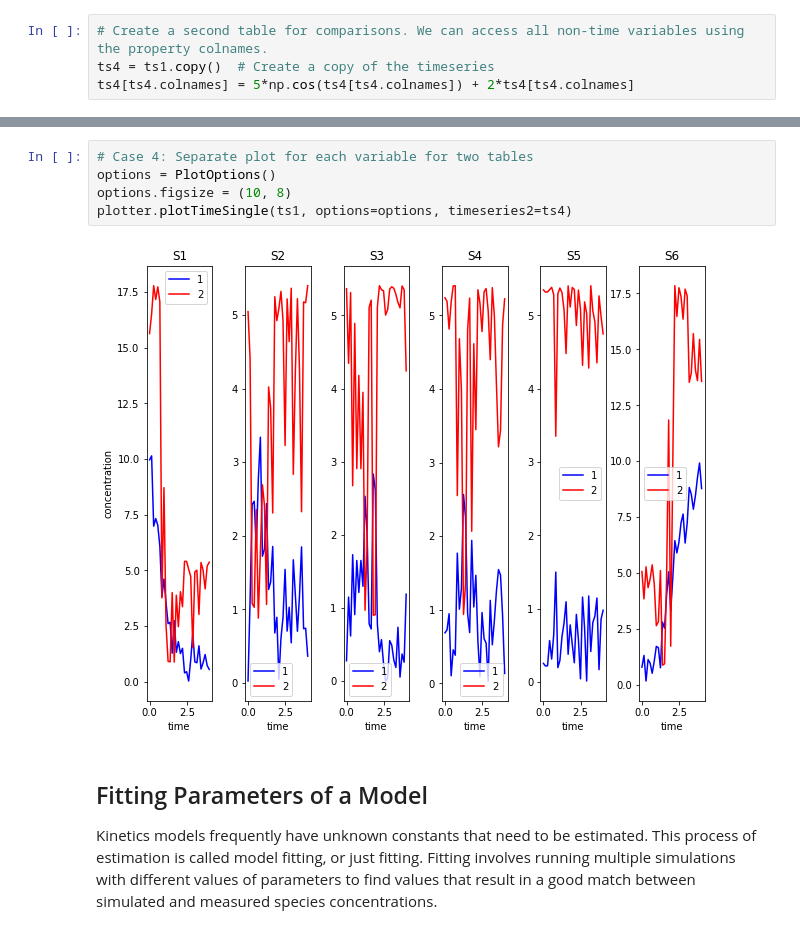
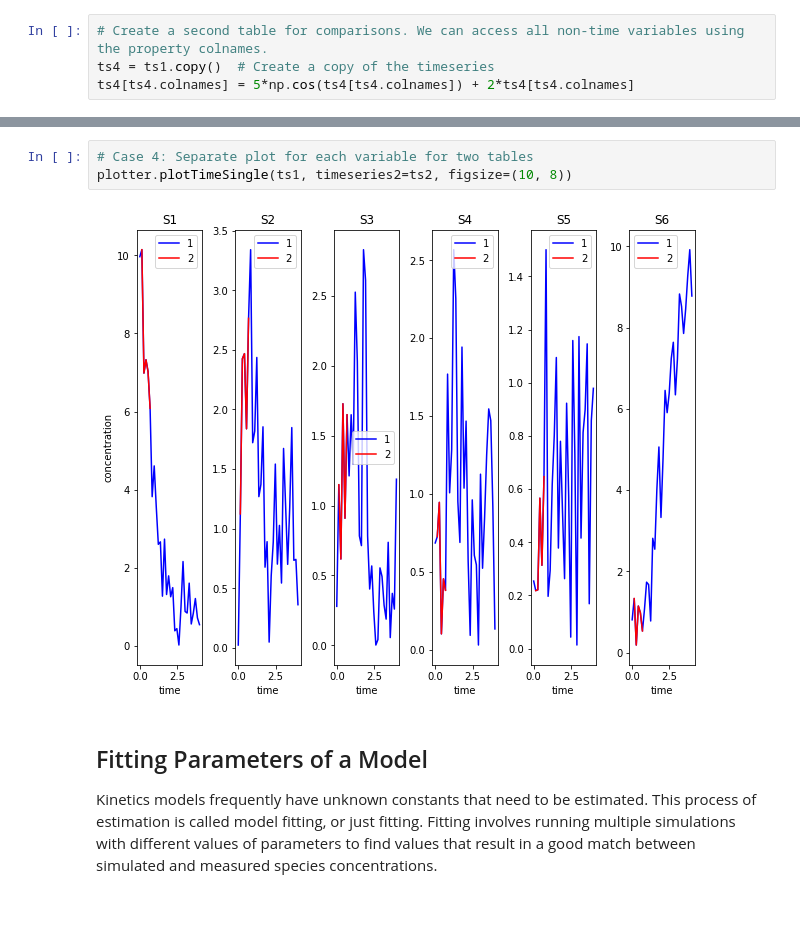
Before and after one commit to sys-bio/teUtils, a Jupyter notebook: teUtils/notebooks/Tutorial on Utilities for Model Fitting.ipynb, the cells around one changed output, grey strips where cells are left out. Cells and saved outputs as stored; diff of their text form.

Commit message:
Eliminated use of options in plots; use keyword arguments instead

```diff
--- a/teUtils/notebooks/Tutorial on Utilities for Model Fitting.ipynb
+++ b/teUtils/notebooks/Tutorial on Utilities for Model Fitting.ipynb
@@ -341,10 +338,8 @@ plotter.plotTimeSingle(ts1, options=options, num_row=2, num_col=3, timeseries2=t
 # %%
 # Case 4: Separate plot for each variable for two tables
-options = PlotOptions()
-options.figsize = (10, 8)
-plotter.plotTimeSingle(ts1, options=options, timeseries2=ts4)
+plotter.plotTimeSingle(ts1, timeseries2=ts2, figsize=(10, 8))
 # %% [output]
-[figure, old version]
+[figure, new version]
 # %% [markdown]
 ## Fitting Parameters of a Model
 Kinetics models frequently have unknown constants that need to be estimated. This process of estimation is called model fitting, or just fitting. Fitting involves running multiple simulations with different values of parameters to find values that result in a good match between simulated and measured species concentrations.
```
Also changed, not shown: parts of 23 cells of this notebook, 3 other files.
